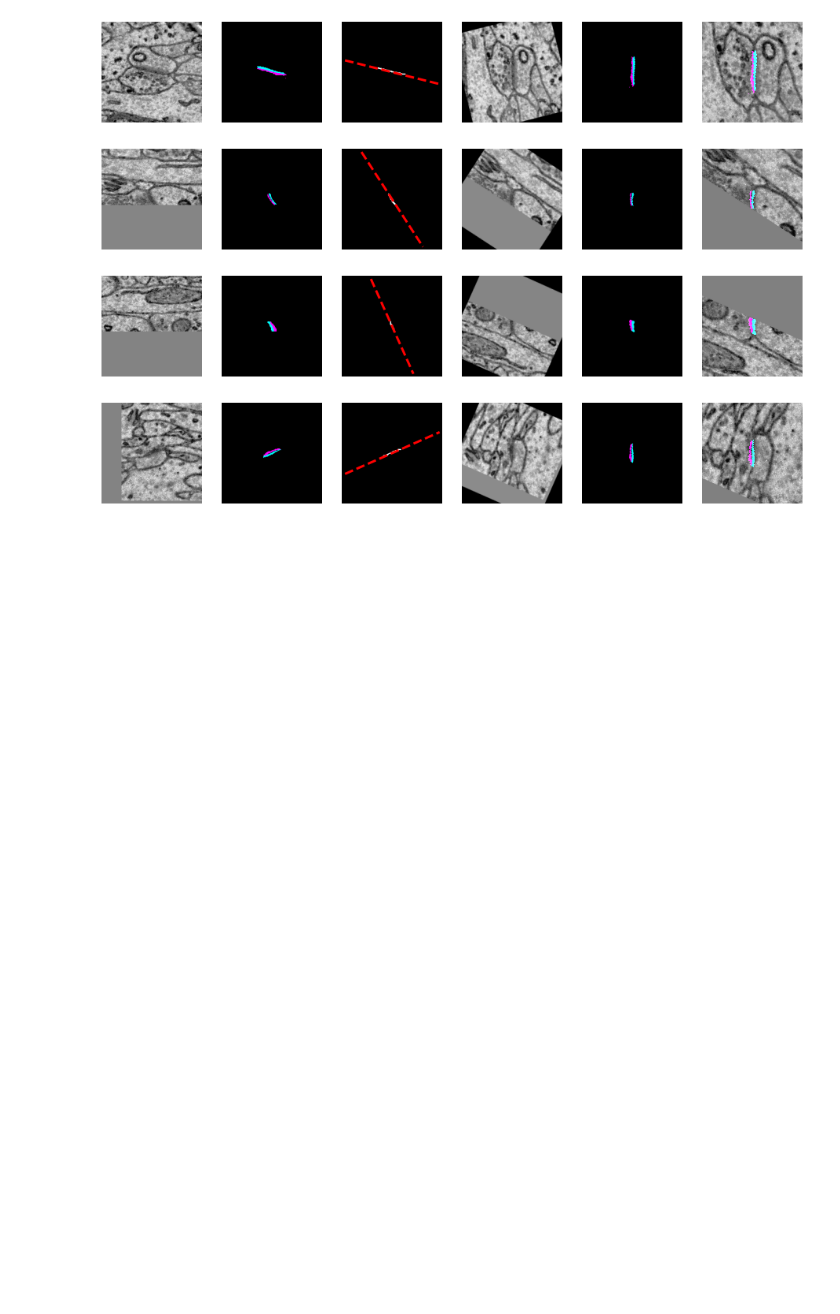
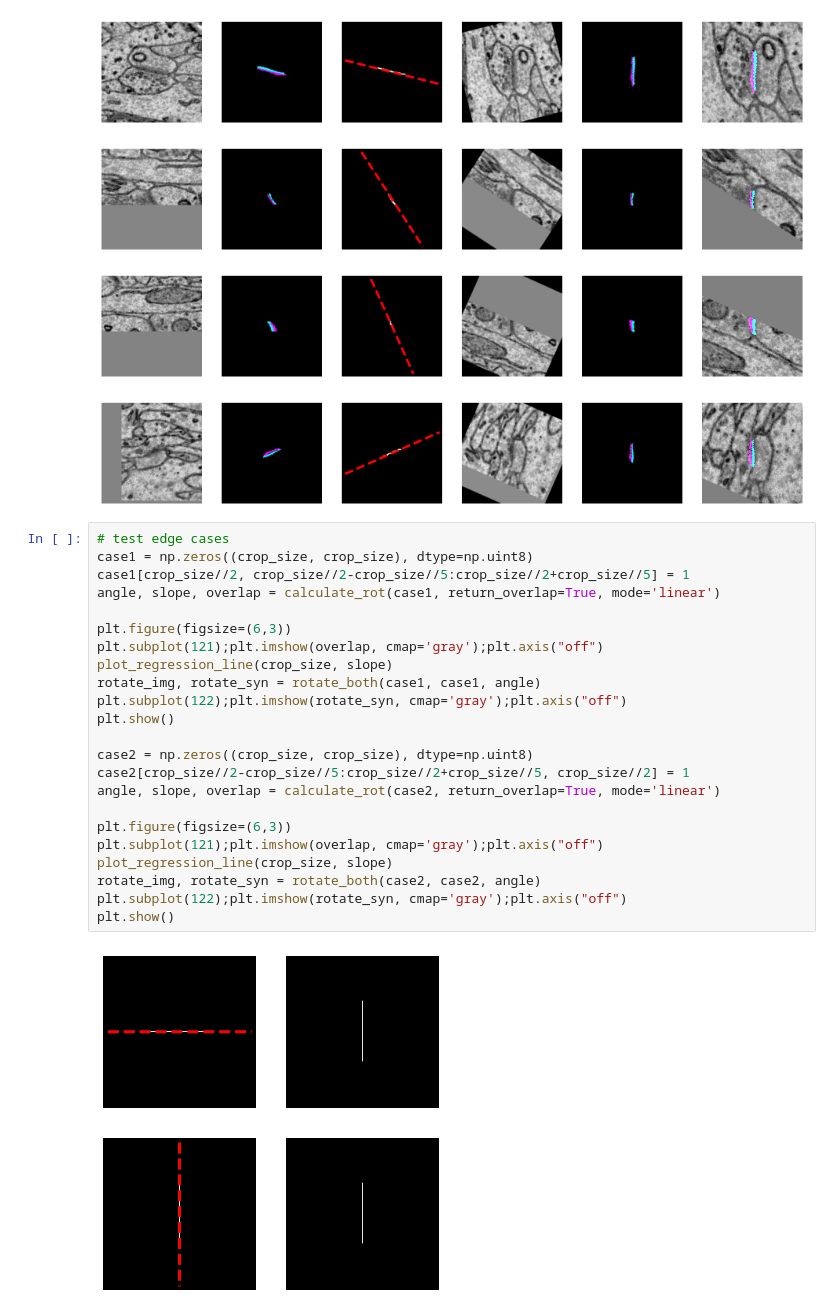
Before and after one commit to PytorchConnectomics/SynAnno, a Jupyter notebook: notebooks/rotate.ipynb, the cells around one changed output. Drawn from its saved outputs; the diff is of its cells as text; blank space fills up the shorter version.

Commit message:
fix edge cases in calculating the rotation angle

```diff
--- a/notebooks/rotate.ipynb
+++ b/notebooks/rotate.ipynb
@@ -87,3 +87,29 @@ for i, idx in enumerate(seg_idx):
 [figure]
 [figure]
 [figure]
+# %%
+# test edge cases
+case1 = np.zeros((crop_size, crop_size), dtype=np.uint8)
+case1[crop_size//2, crop_size//2-crop_size//5:crop_size//2+crop_size//5] = 1
+angle, slope, overlap = calculate_rot(case1, return_overlap=True, mode='linear')
+
+plt.figure(figsize=(6,3))
+plt.subplot(121);plt.imshow(overlap, cmap='gray');plt.axis("off")
+plot_regression_line(crop_size, slope)
+rotate_img, rotate_syn = rotate_both(case1, case1, angle)
+plt.subplot(122);plt.imshow(rotate_syn, cmap='gray');plt.axis("off")
+plt.show()
+
+case2 = np.zeros((crop_size, crop_size), dtype=np.uint8)
+case2[crop_size//2-crop_size//5:crop_size//2+crop_size//5, crop_size//2] = 1
+angle, slope, overlap = calculate_rot(case2, return_overlap=True, mode='linear')
+
+plt.figure(figsize=(6,3))
+plt.subplot(121);plt.imshow(overlap, cmap='gray');plt.axis("off")
+plot_regression_line(crop_size, slope)
+rotate_img, rotate_syn = rotate_both(case2, case2, angle)
+plt.subplot(122);plt.imshow(rotate_syn, cmap='gray');plt.axis("off")
+plt.show()
+# %% [output]
+[figure, added]
+[figure, added]
```
Also changed, not shown: 1 other file.
